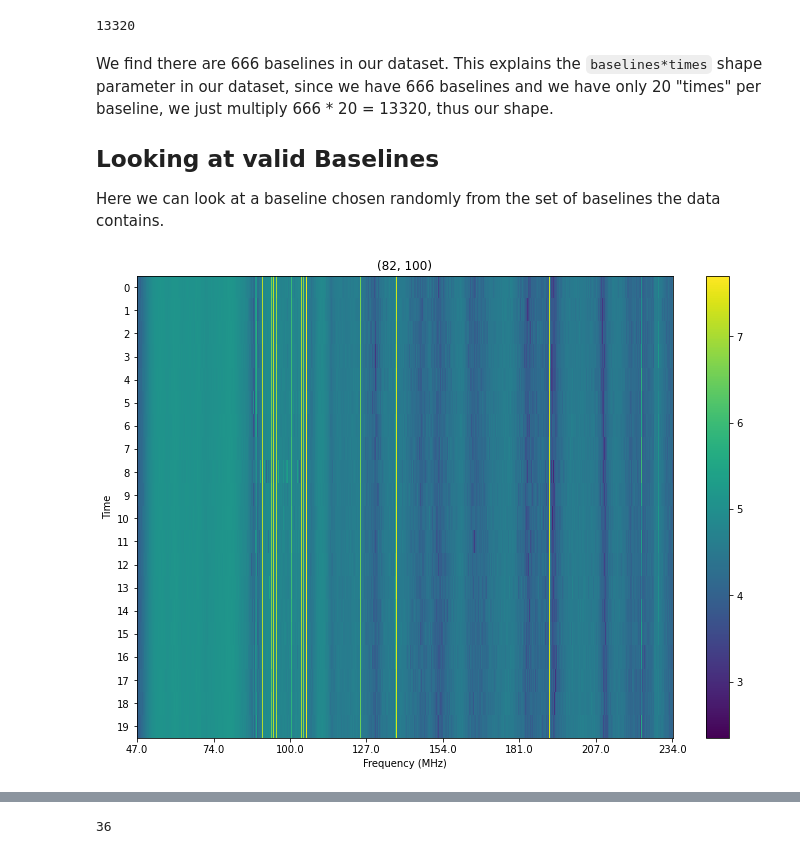
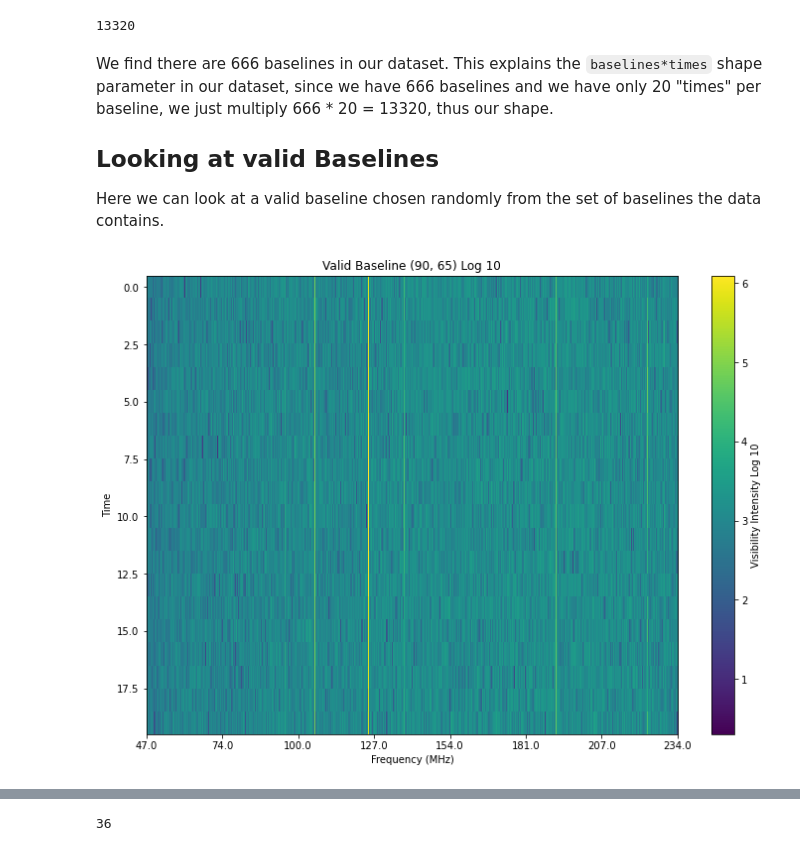
Before and after one commit to maria8ch/Phys434_BigData, a Jupyter notebook: lab5_Berres.ipynb, the cells around one changed output, grey strips where cells are left out. Cells and saved outputs as stored; diff of their text form; code cells hidden in the pictures.

```diff
--- a/lab5_Berres.ipynb
+++ b/lab5_Berres.ipynb
@@ -153,9 +140,0 @@ As we can see, the middle plot has a distinct increase in visibility around the
-# %%
-pairs = uv.get_antpairs()
-pairs[0][1]
-for i in range(666):
-    ant1 = pairs[i][0]
-    ant2 = pairs[i][1]
-    dat = abs(uv.get_data(ant1, ant2))
-    plt.yscale('log')
-    plt.plot(freqs, dat[19])
@@ -164,12 +140,0 @@ for i in range(666):
-# %%
-ant=sorted(uv.antenna_numbers)
-for i in range(len(p)):
-    if p[i][0] not in ant or p[i][1] not in ant:
-            print('1')
-# %%
-count=0
-for i in range(len(ant)):
-    for j in range(len(ant)):
-        if (ant[i],ant[j]) not in p:
-            count = count +1
-print(f'There are {count} pairs missing')
@@ -265,24 +154,24 @@ len(p)
 We find there are 666 baselines in our dataset. This explains the `baselines*times` shape parameter in our dataset, since we have 666 baselines and we have only 20 "times" per baseline, we just multiply 666 * 20 = 13320, thus our shape.
 
 ## Looking at valid Baselines
-Here we can look at a baseline chosen randomly from the set of baselines the data contains.
+Here we can look at a valid baseline chosen randomly from the set of baselines the data contains.
 # %%
 fig, axs = plt.subplots(1,1,figsize=(12,8.5))
 ran=np.random.randint(0,len(p))
 pr=p[ran]
 dat = uv.get_data(pr)
-plt.title(pr)
+plt.title(f"Valid Baseline {pr} Log 10")
 im2 = plt.imshow(np.log10(np.abs(dat)),aspect='auto',interpolation='nearest')
-cbar = fig.colorbar(im2)
+cbar = fig.colorbar(im2,label='Visibility Intensity Log 10')
 freqs = uv.freq_array[0]*1e-6 #gets frequencies associated with each channel, in MHz
 axs.set_ylabel('Time')
 axs.set_xlabel('Frequency (MHz)')
 xticks = [int(i) for i in np.linspace(0,len(freqs)-1,8)]
 _ = axs.set_xticks(xticks)
 xticklabels = np.around(freqs[xticks],0)
 _ = axs.set_xticklabels(xticklabels)
 #axs.set_yticks(np.arange(20))
 #plt.grid(axis='y')
 plt.show()
 # %% [output]
-[figure, old version]
+[figure, new version]
```
Also changed, not shown: parts of 46 cells of this notebook.
